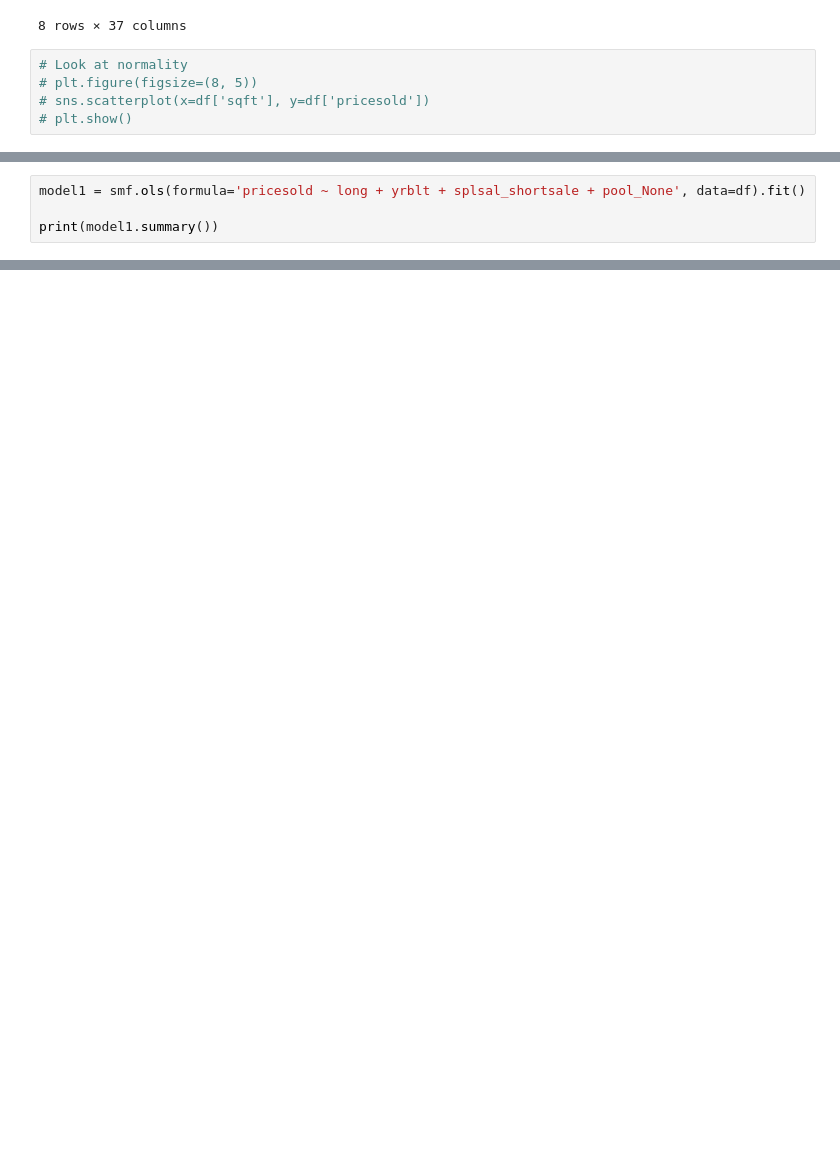
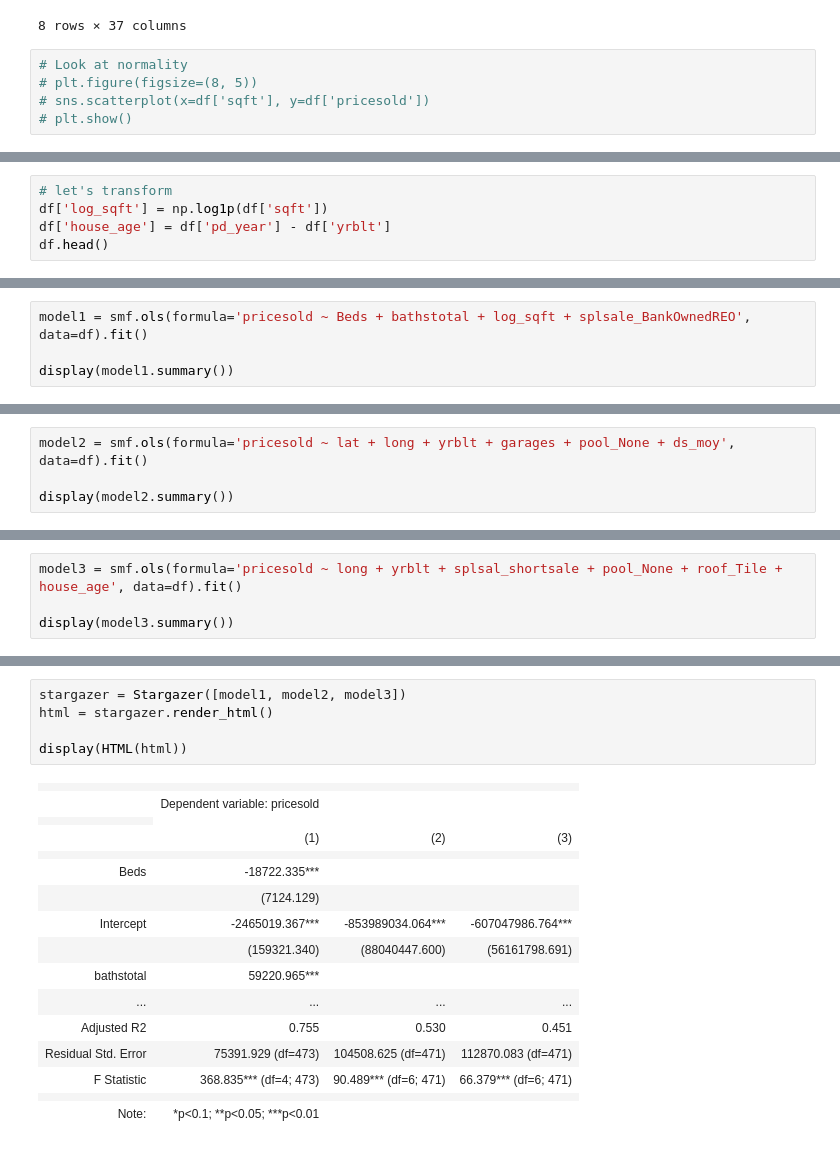
Before and after one commit to bombTechCoder/huntersGreen, a Jupyter notebook: scripts/predictSales.ipynb, the cells around one changed output, grey strips where cells are left out. Cells and saved outputs as stored; diff of their text form; blank space fills up the shorter version.

```diff
--- a/scripts/predictSales.ipynb
+++ b/scripts/predictSales.ipynb
@@ -70,0 +71,5 @@ df['log_sqft'] = np.log1p(df['sqft'])
+# %%
+# let's transform
+df['log_sqft'] = np.log1p(df['sqft'])
+df['house_age'] = df['pd_year'] - df['yrblt']
+df.head()
@@ -70,0 +84,4 @@ df['log_sqft'] = np.log1p(df['sqft'])
+# %%
+model1 = smf.ols(formula='pricesold ~ Beds + bathstotal + log_sqft + splsale_BankOwnedREO', data=df).fit()
+
+display(model1.summary())
@@ -70,0 +111,4 @@ df['log_sqft'] = np.log1p(df['sqft'])
+# %%
+model2 = smf.ols(formula='pricesold ~ lat + long + yrblt + garages + pool_None + ds_moy', data=df).fit()
+
+display(model2.summary())
@@ -71,5 +142,5 @@ df['log_sqft'] = np.log1p(df['sqft'])
 # %%
-model1 = smf.ols(formula='pricesold ~ long + yrblt + splsal_shortsale + pool_None', data=df).fit()
+model3 = smf.ols(formula='pricesold ~ long + yrblt + splsal_shortsale + pool_None + roof_Tile + house_age', data=df).fit()
 
-print(model1.summary())
+display(model3.summary())
 # %% [output]
@@ -92,0 +173,22 @@ strong multicollinearity or other numerical problems.
+# %%
+stargazer = Stargazer([model1, model2, model3])
+html = stargazer.render_html()
+
+display(HTML(html))
+# %% [output]
+|  |  |  |  |
+|  | Dependent variable: pricesold |  |  |
+|  |
+|  | (1) | (2) | (3) |
+|  |  |  |  |
+| Beds | -18722.335*** |  |  |
+|  | (7124.129) |  |  |
+| Intercept | -2465019.367*** | -853989034.064*** | -607047986.764*** |
+|  | (159321.340) | (88040447.600) | (56161798.691) |
+| bathstotal | 59220.965*** |  |  |
+| ... | ... | ... | ... |
+| Adjusted R2 | 0.755 | 0.530 | 0.451 |
+| Residual Std. Error | 75391.929 (df=473) | 104508.625 (df=471) | 112870.083 (df=471) |
+| F Statistic | 368.835*** (df=4; 473) | 90.489*** (df=6; 471) | 66.379*** (df=6; 471) |
+|  |  |  |  |
+| Note: | *p<0.1; **p<0.05; ***p<0.01 |  |  |
```
Also changed, not shown: parts of 11 cells of this notebook, 1 other file.
